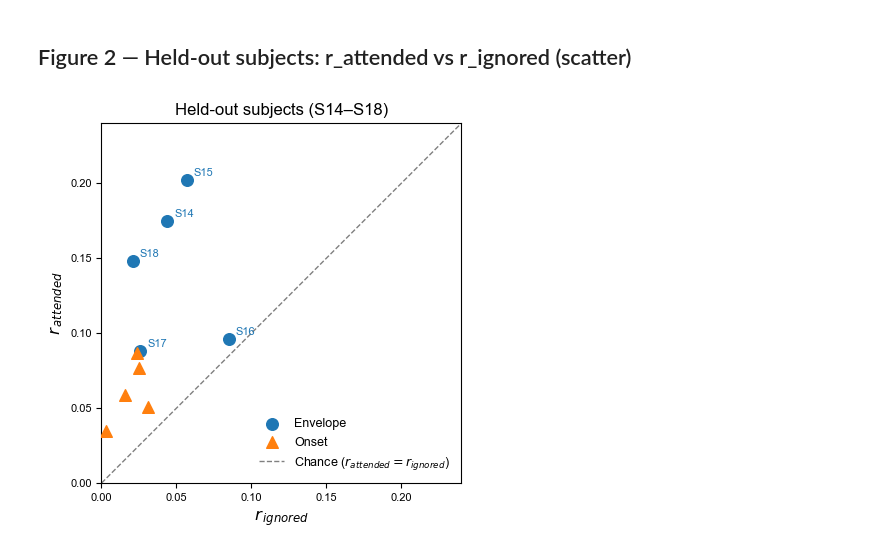
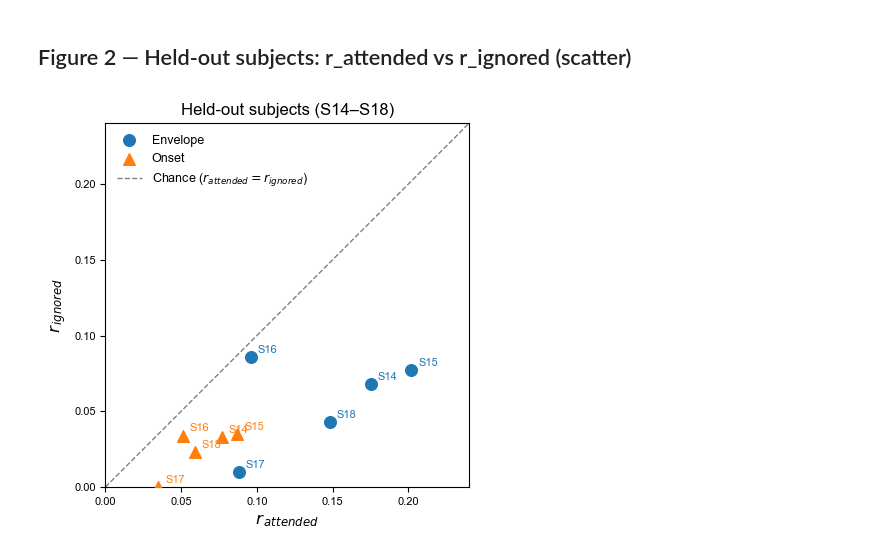
Before and after one commit to manito-coder/Beyond-TRFs, a Jupyter notebook: within-fuglsang/figures/plots.ipynb, the cells around one changed output. Cells and saved outputs as stored; diff of their text form; code cells hidden in the pictures.

Commit message:
Updates to the pooled subjects TRFs

```diff
--- a/within-fuglsang/figures/plots.ipynb
+++ b/within-fuglsang/figures/plots.ipynb
@@ -53,21 +53,21 @@ loocv_acc = {
 }
 
 # ── Held-out subject correlations ────────────────────────────────────────────
-# Keys = subject IDs, values = dict with r_att_att and r_att_ign
+# Keys = subject IDs, values = dict with r_att_att and r_ign_ign
 held_out_envelope = {
-    'S14': {'r_att_att': 0.175, 'r_att_ign': 0.044},
-    'S15': {'r_att_att': 0.202, 'r_att_ign': 0.057},
-    'S16': {'r_att_att': 0.096, 'r_att_ign': 0.085},
-    'S17': {'r_att_att': 0.088, 'r_att_ign': 0.026},
-    'S18': {'r_att_att': 0.148, 'r_att_ign': 0.021},
+    'S14': {'r_att_att': 0.175, 'r_ign_ign': 0.068},
+    'S15': {'r_att_att': 0.202, 'r_ign_ign': 0.077},
+    'S16': {'r_att_att': 0.096, 'r_ign_ign': 0.086},
+    'S17': {'r_att_att': 0.088, 'r_ign_ign': 0.010},
+    'S18': {'r_att_att': 0.148, 'r_ign_ign': 0.043},
 }
 
 held_out_onset = {
-    'S14': {'r_att_att': 0.077, 'r_att_ign': 0.025},
-    'S15': {'r_att_att': 0.087, 'r_att_ign': 0.024},
-    'S16': {'r_att_att': 0.051, 'r_att_ign': 0.031},
-    'S17': {'r_att_att': 0.035, 'r_att_ign': 0.003},
-    'S18': {'r_att_att': 0.059, 'r_att_ign': 0.016},
+    'S14': {'r_att_att': 0.077, 'r_ign_ign': 0.033},
+    'S15': {'r_att_att': 0.087, 'r_ign_ign': 0.035},
+    'S16': {'r_att_att': 0.051, 'r_ign_ign': 0.034},
+    'S17': {'r_att_att': 0.035, 'r_ign_ign': 0.000},
+    'S18': {'r_att_att': 0.059, 'r_ign_ign': 0.023},
 }
 
 held_out_acc = {
@@ -177,38 +177,42 @@ plt.show()
 # %%
 fig, ax = plt.subplots(figsize=(4.5, 4.5))
 
 color_env   = 'tab:blue'
 color_onset = "tab:orange"
 subjects    = list(held_out_envelope.keys())
 
 env_att   = [held_out_envelope[s]['r_att_att'] for s in subjects]
-env_ign   = [held_out_envelope[s]['r_att_ign'] for s in subjects]
+env_ign   = [held_out_envelope[s]['r_ign_ign'] for s in subjects]
 onset_att = [held_out_onset[s]['r_att_att']    for s in subjects]
-onset_ign = [held_out_onset[s]['r_att_ign']    for s in subjects]
+onset_ign = [held_out_onset[s]['r_ign_ign']    for s in subjects]
 
-ax.scatter(env_ign,   env_att,   color=color_env,   marker='o', s=70, zorder=4, label='Envelope')
-ax.scatter(onset_ign, onset_att, color=color_onset, marker='^', s=70, zorder=4, label='Onset')
+ax.scatter(env_att, env_ign,   color=color_env,   marker='o', s=70, zorder=4, label='Envelope')
+ax.scatter(onset_att, onset_ign, color=color_onset, marker='^', s=70, zorder=4, label='Onset')
 
 # Label subjects for envelope
-for s, xi, yi in zip(subjects, env_ign, env_att):
+for s, xi, yi in zip(subjects, env_att, env_ign):
     ax.annotate(s, (xi, yi), textcoords='offset points', xytext=(5, 3),
                 fontsize=8, color=color_env)
+# label subjects for onset
+for s, xi, yi in zip(subjects, onset_att, onset_ign):
+    ax.annotate(s, (xi, yi), textcoords='offset points', xytext=(5, 3),
+                fontsize=8, color=color_onset)
 
 # Diagonal chance line
 lim = 0.24
 ax.plot([0, lim], [0, lim], color='gray', linestyle='--', linewidth=1,
         label=r'Chance ($r_{attended} = r_{ignored}$)', zorder=2)
 
 ax.set_xlim(0, lim)
 ax.set_ylim(0, lim)
-ax.set_xlabel(r'$r_{\,ignored}$', fontsize=12)
-ax.set_ylabel(r'$r_{\,attended}$', fontsize=12)
+ax.set_xlabel(r'$r_{\,attended}$', fontsize=12)
+ax.set_ylabel(r'$r_{\,ignored}$', fontsize=12)
 ax.set_title('Held-out subjects (S14–S18)', fontsize=12)
 ax.legend(frameon=False, fontsize=9)
 ax.set_aspect('equal')
 
 fig.tight_layout()
 fig.savefig('heldout-scatter.png', dpi=150, bbox_inches='tight')
 plt.show()
 # %% [output]
-[figure, old version]
+[figure, new version]
```
Also changed, not shown: 6 other files.
